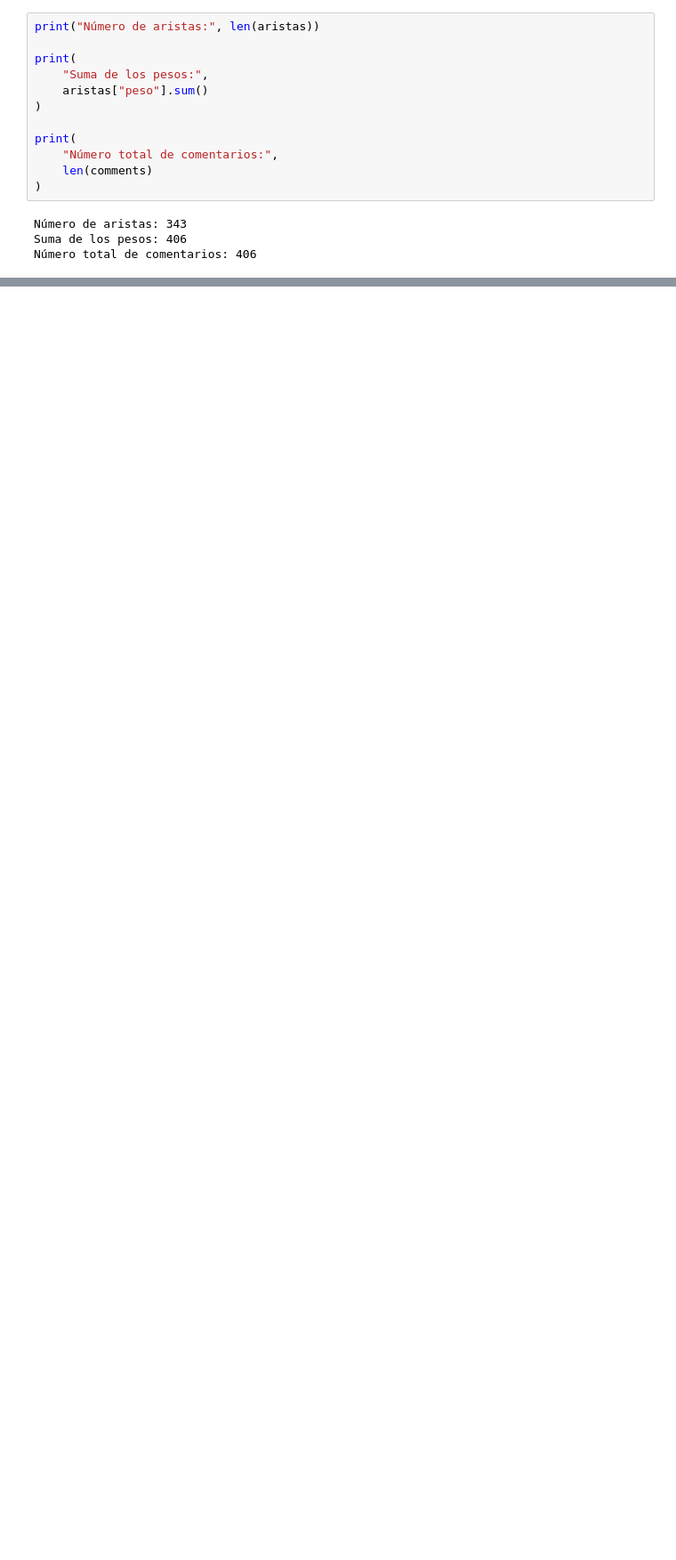
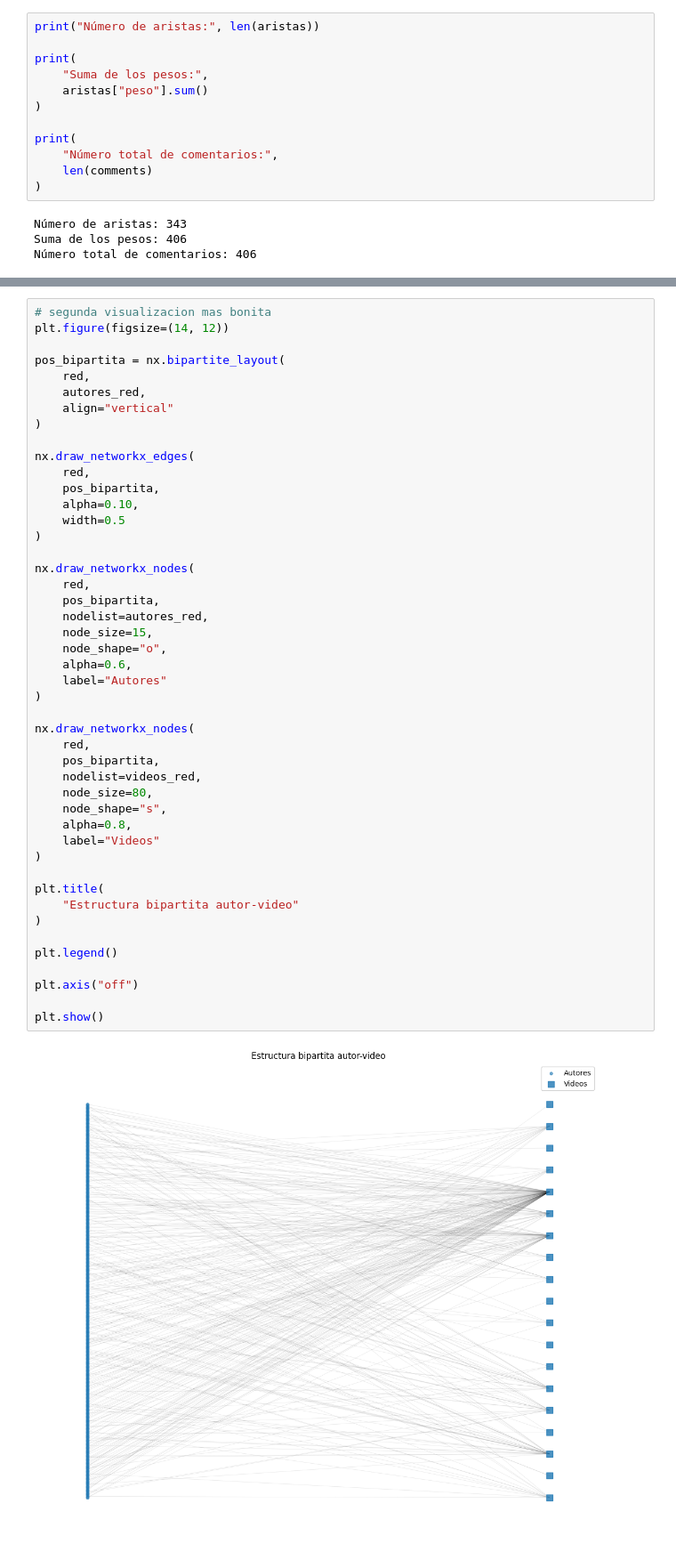
Before and after one commit to Vann06/Data-Science, a Jupyter notebook: L06_redes_sociales/notebooks/avances_lab6.ipynb, the cells around one changed output, grey strips where cells are left out. Shown at 89% size. Drawn from its saved outputs; the diff is of its cells as text; blank space fills up the shorter version.

```diff
--- a/L06_redes_sociales/notebooks/avances_lab6.ipynb
+++ b/L06_redes_sociales/notebooks/avances_lab6.ipynb
@@ -1669,0 +2126,48 @@ Número total de comentarios: 406
+# %%
+# segunda visualizacion mas bonita
+plt.figure(figsize=(14, 12))
+
+pos_bipartita = nx.bipartite_layout(
+    red,
+    autores_red,
+    align="vertical"
+)
+
+nx.draw_networkx_edges(
+    red,
+    pos_bipartita,
+    alpha=0.10,
+    width=0.5
+)
+
+nx.draw_networkx_nodes(
+    red,
+    pos_bipartita,
+    nodelist=autores_red,
+    node_size=15,
+    node_shape="o",
+    alpha=0.6,
+    label="Autores"
+)
+
+nx.draw_networkx_nodes(
+    red,
+    pos_bipartita,
+    nodelist=videos_red,
+    node_size=80,
+    node_shape="s",
+    alpha=0.8,
+    label="Videos"
+)
+
+plt.title(
+    "Estructura bipartita autor-video"
+)
+
+plt.legend()
+
+plt.axis("off")
+
+plt.show()
+# %% [output]
+[figure, added]
```
Also changed, not shown: parts of 39 cells of this notebook, 3 other files.
